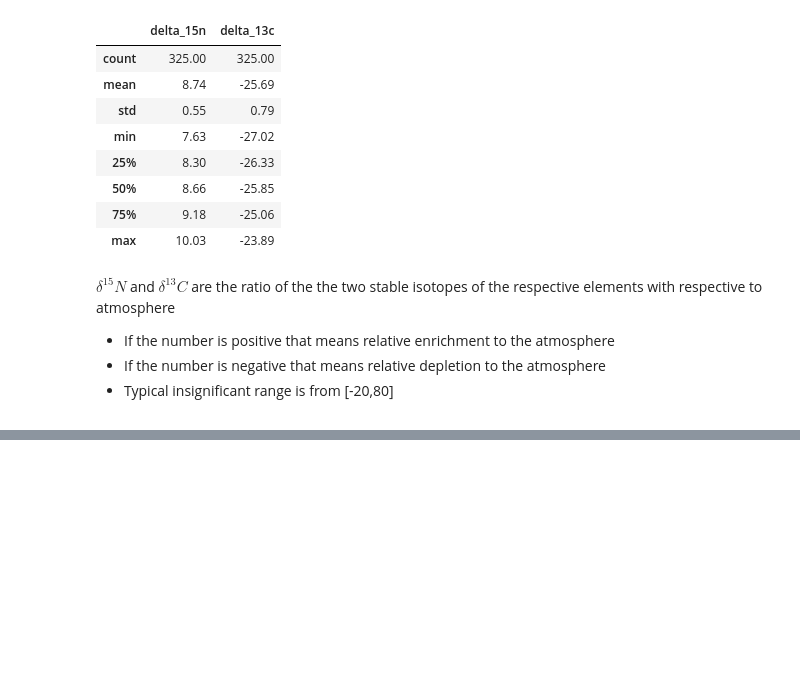
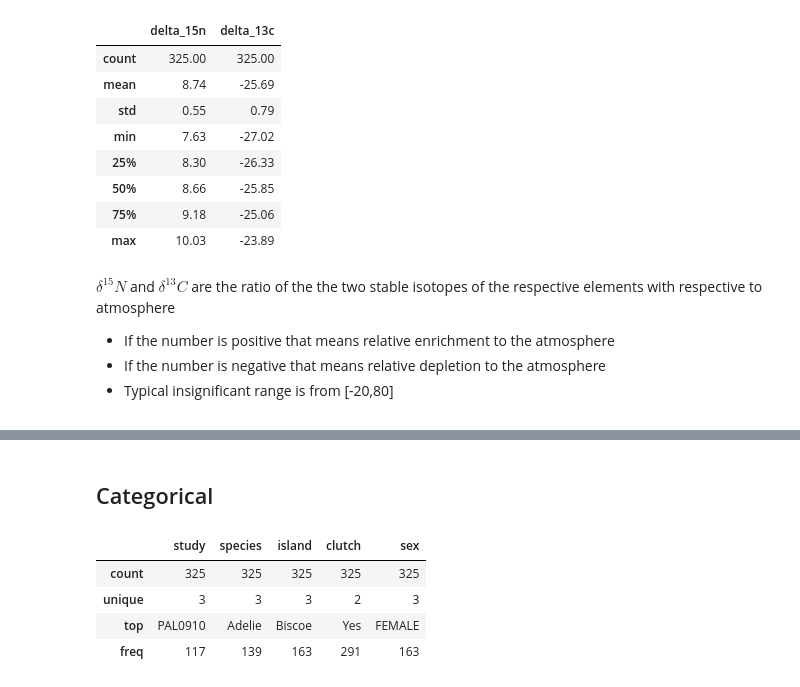
Before and after one commit to h4ck4l1/datasets, a Jupyter notebook: penguin/penguin.ipynb, the cells around one changed output, grey strips where cells are left out. Cells and saved outputs as stored; diff of their text form; code cells hidden in the pictures; blank space fills up the shorter version.

```diff
--- a/penguin/penguin.ipynb
+++ b/penguin/penguin.ipynb
@@ -234,3 +232,14 @@ fig.update_layout(showlegend=False,height=1000,width=1800,title=dict(text="Physi
 fig.show()
 # %% [output]
 [interactive output not drawn]
+# %% [markdown]
+## Categorical
+# %%
+cat_cols = ['study','species','island','clutch','sex']
+temp_na[cat_cols].describe()
+# %% [output]
+|  | study | species | island | clutch | sex |
+| count | 325 | 325 | 325 | 325 | 325 |
+| unique | 3 | 3 | 3 | 2 | 3 |
+| top | PAL0910 | Adelie | Biscoe | Yes | FEMALE |
+| freq | 117 | 139 | 163 | 291 | 163 |
```
Also changed, not shown: parts of 9 cells of this notebook.
